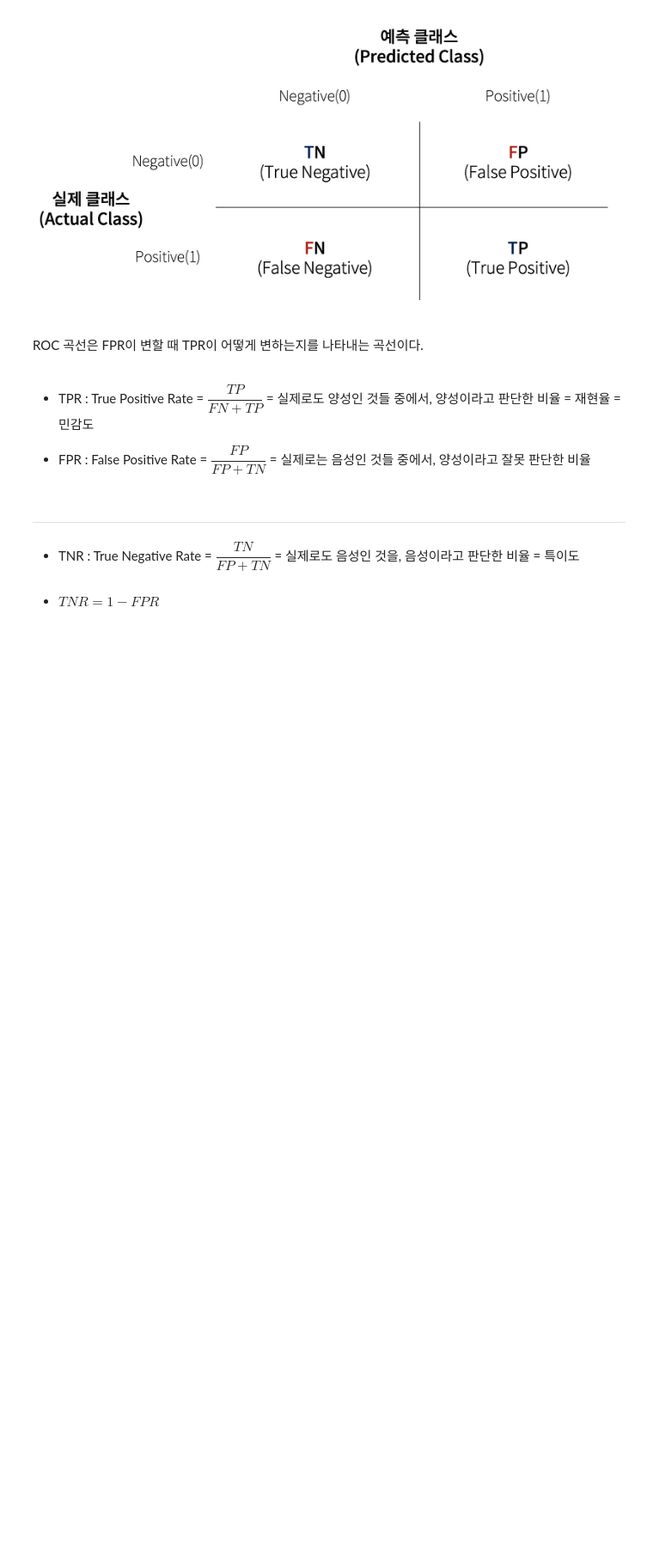
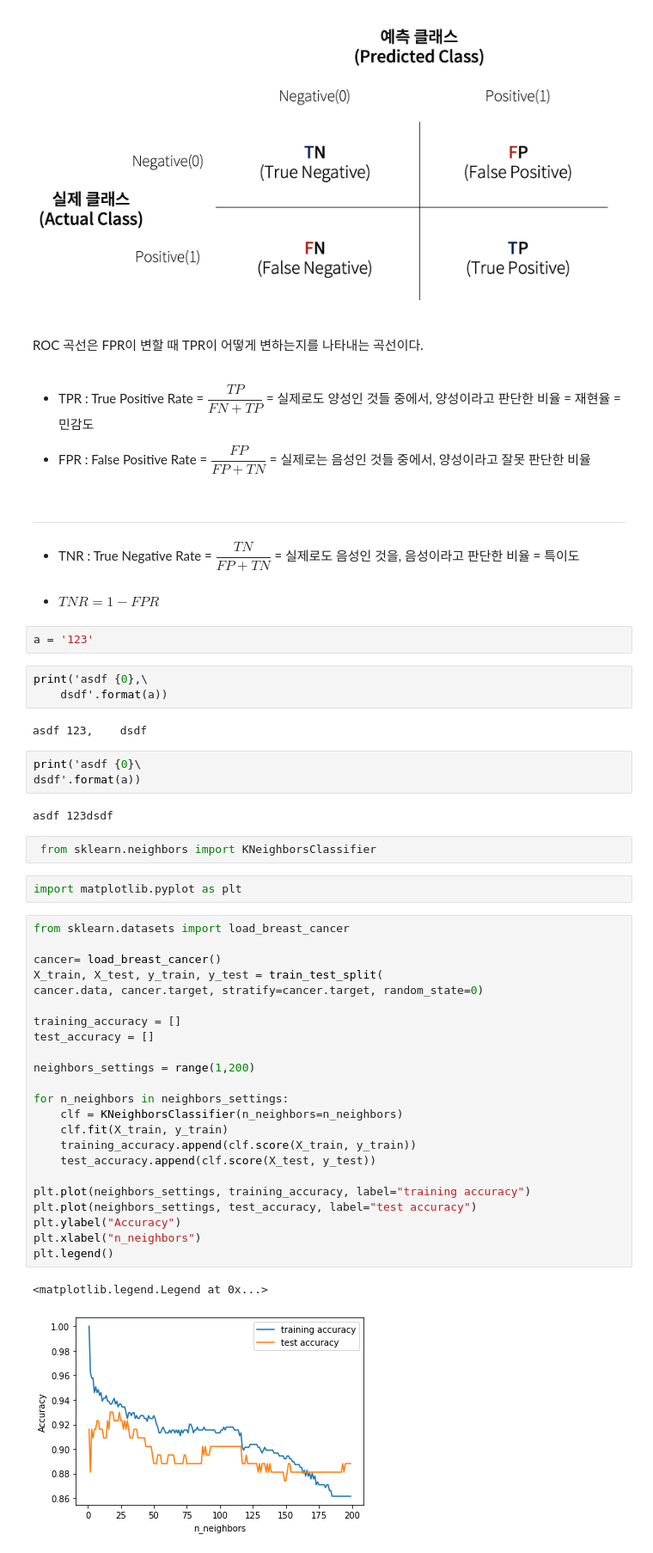
Before and after one commit to stahangryum/JBIG_Study, a Jupyter notebook: W03/Ch3.ipynb, the cells around one changed output. Shown: that part at 86% size. Cells and saved outputs as stored; diff of their text form; blank space fills up the shorter version.

```diff
--- a/W03/Ch3.ipynb
+++ b/W03/Ch3.ipynb
@@ -253,3 +253,45 @@ ROC 곡선은 FPR이 변할 때 TPR이 어떻게 변하는지를 나타내는
 - TNR : True Negative Rate = $\dfrac{TN}{FP+TN}$ = 실제로도 음성인 것을, 음성이라고 판단한 비율 = 특이도
 # %% [markdown]
 - $TNR = 1 - FPR$
+# %%
+a = '123'
+# %%
+print('asdf {0},\
+    dsdf'.format(a))
+# %% [output]
+asdf 123,    dsdf
+# %%
+print('asdf {0}\
+dsdf'.format(a))
+# %% [output]
+asdf 123dsdf
+# %%
+ from sklearn.neighbors import KNeighborsClassifier
+# %%
+import matplotlib.pyplot as plt
+# %%
+from sklearn.datasets import load_breast_cancer
+
+cancer= load_breast_cancer()
+X_train, X_test, y_train, y_test = train_test_split(
+cancer.data, cancer.target, stratify=cancer.target, random_state=0)
+
+training_accuracy = []
+test_accuracy = []
+
+neighbors_settings = range(1,200)
+
+for n_neighbors in neighbors_settings:
+    clf = KNeighborsClassifier(n_neighbors=n_neighbors)
+    clf.fit(X_train, y_train)
+    training_accuracy.append(clf.score(X_train, y_train))
+    test_accuracy.append(clf.score(X_test, y_test))
+
+plt.plot(neighbors_settings, training_accuracy, label="training accuracy")
+plt.plot(neighbors_settings, test_accuracy, label="test accuracy")
+plt.ylabel("Accuracy")
+plt.xlabel("n_neighbors")
+plt.legend()
+# %% [output]
+<matplotlib.legend.Legend at 0x...>
+[figure, added]
```
